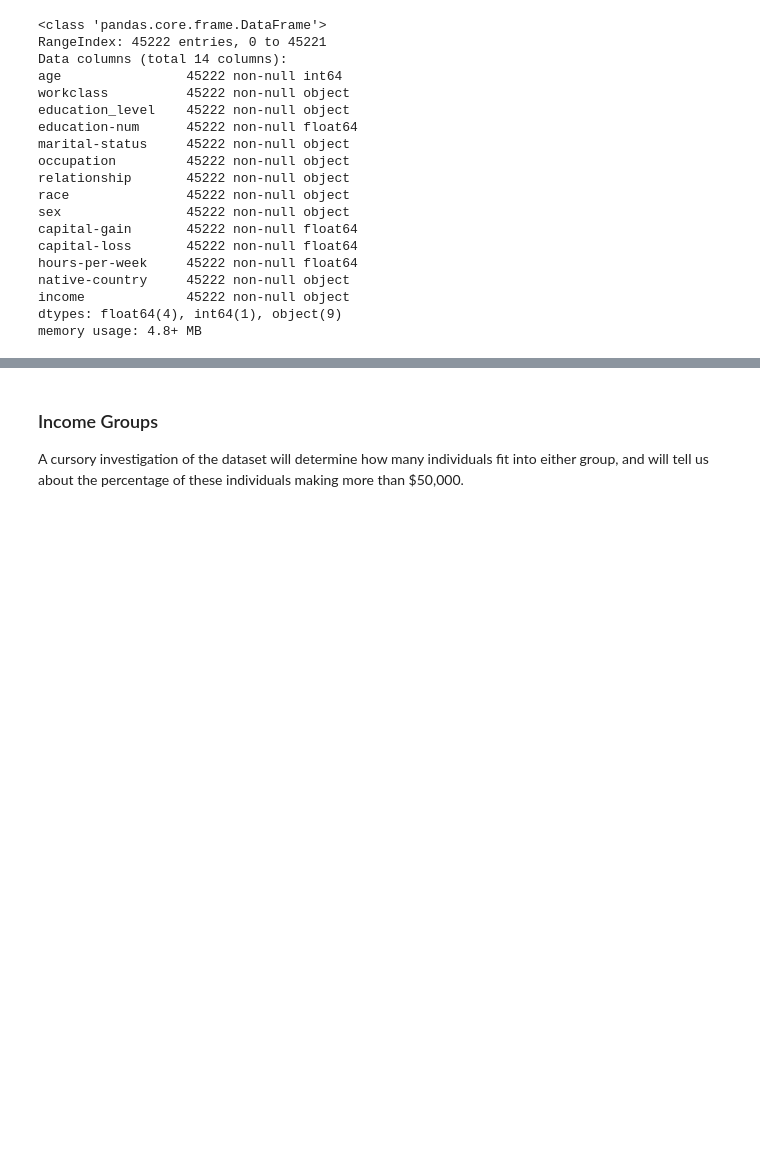
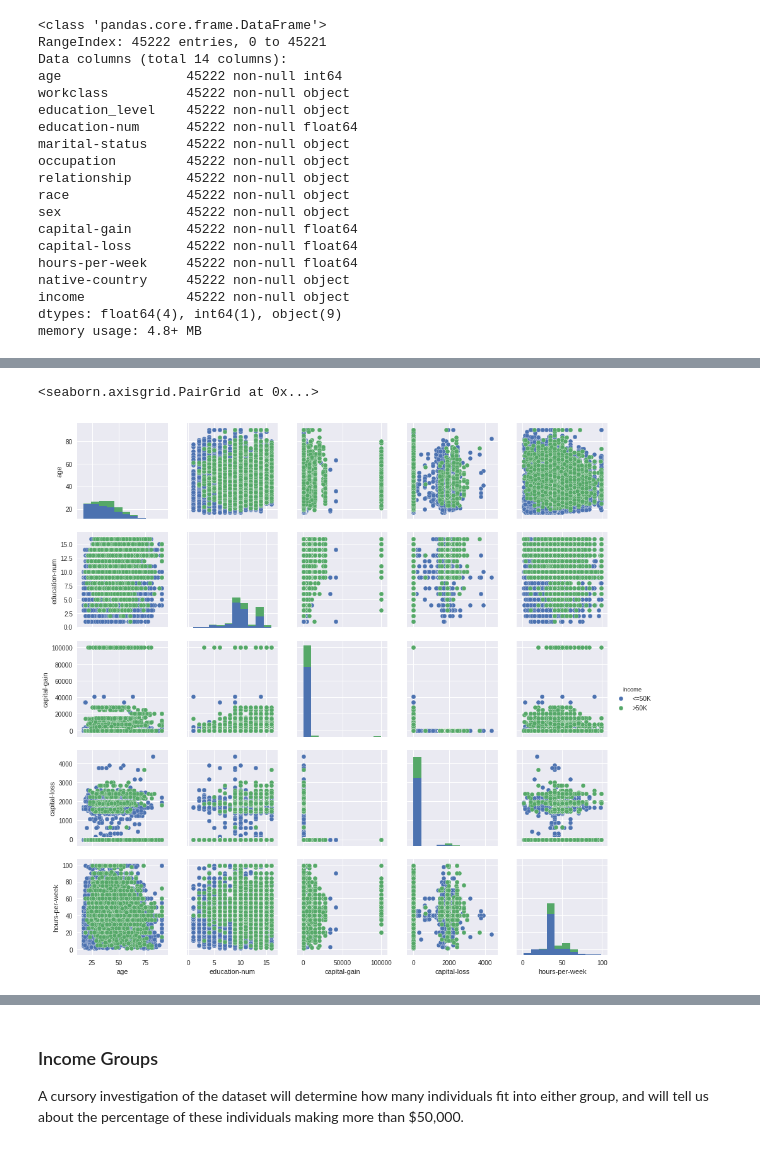
Before and after one commit to yanglinjing/dsnd_p1_charity, a Jupyter notebook: finding_donors.ipynb, the cells around one changed output, grey strips where cells are left out. Saved outputs shown, nothing was run; the diff lists cells and outputs as text; code cells hidden in the pictures; blank space fills up the shorter version.

```diff
--- a/finding_donors.ipynb
+++ b/finding_donors.ipynb
@@ -167,0 +199,5 @@ memory usage: 4.8+ MB
+# %%
+sns.pairplot(data, hue = 'income')
+# %% [output]
+<seaborn.axisgrid.PairGrid at 0x...>
+[figure, added]
```
Also changed, not shown: parts of 38 cells of this notebook.
